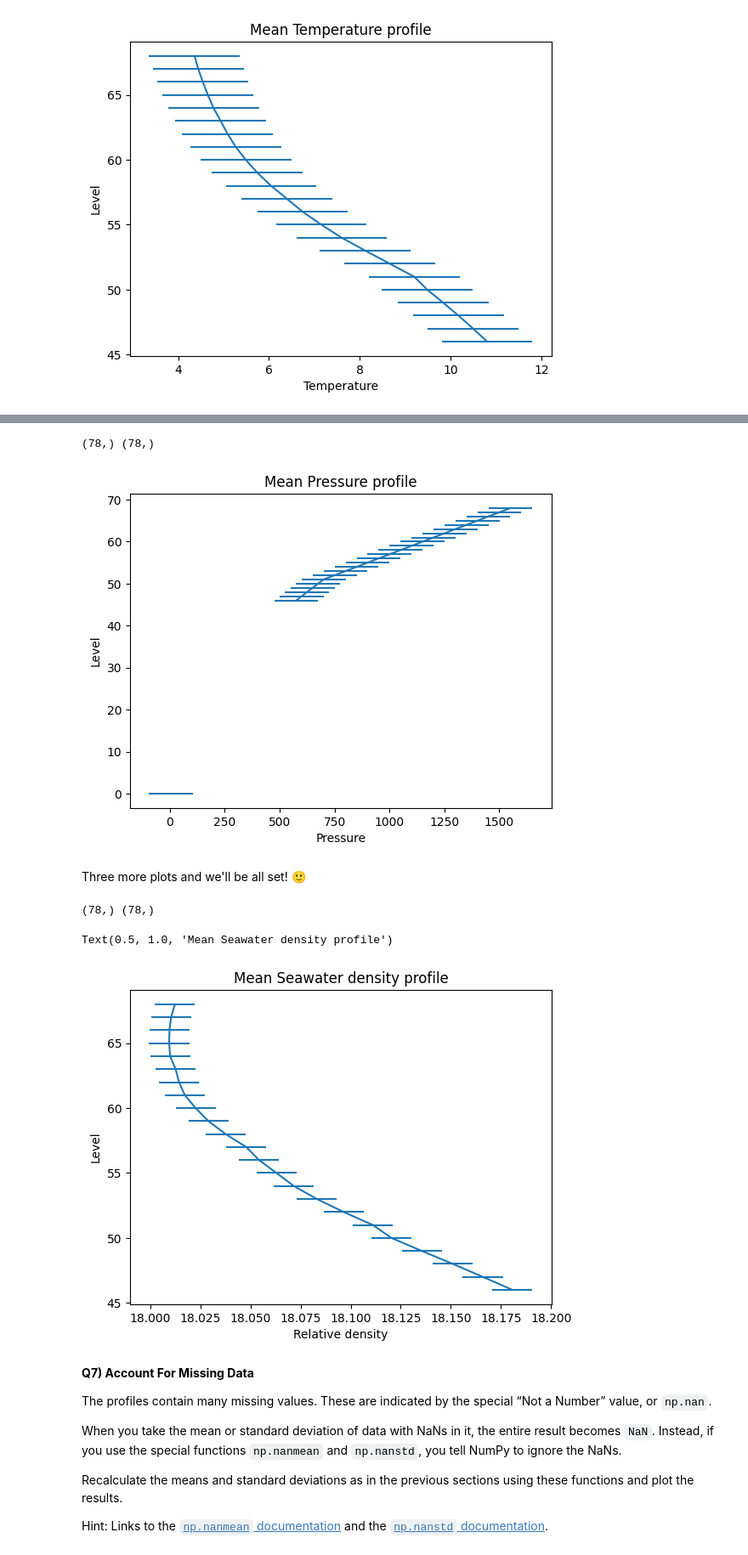
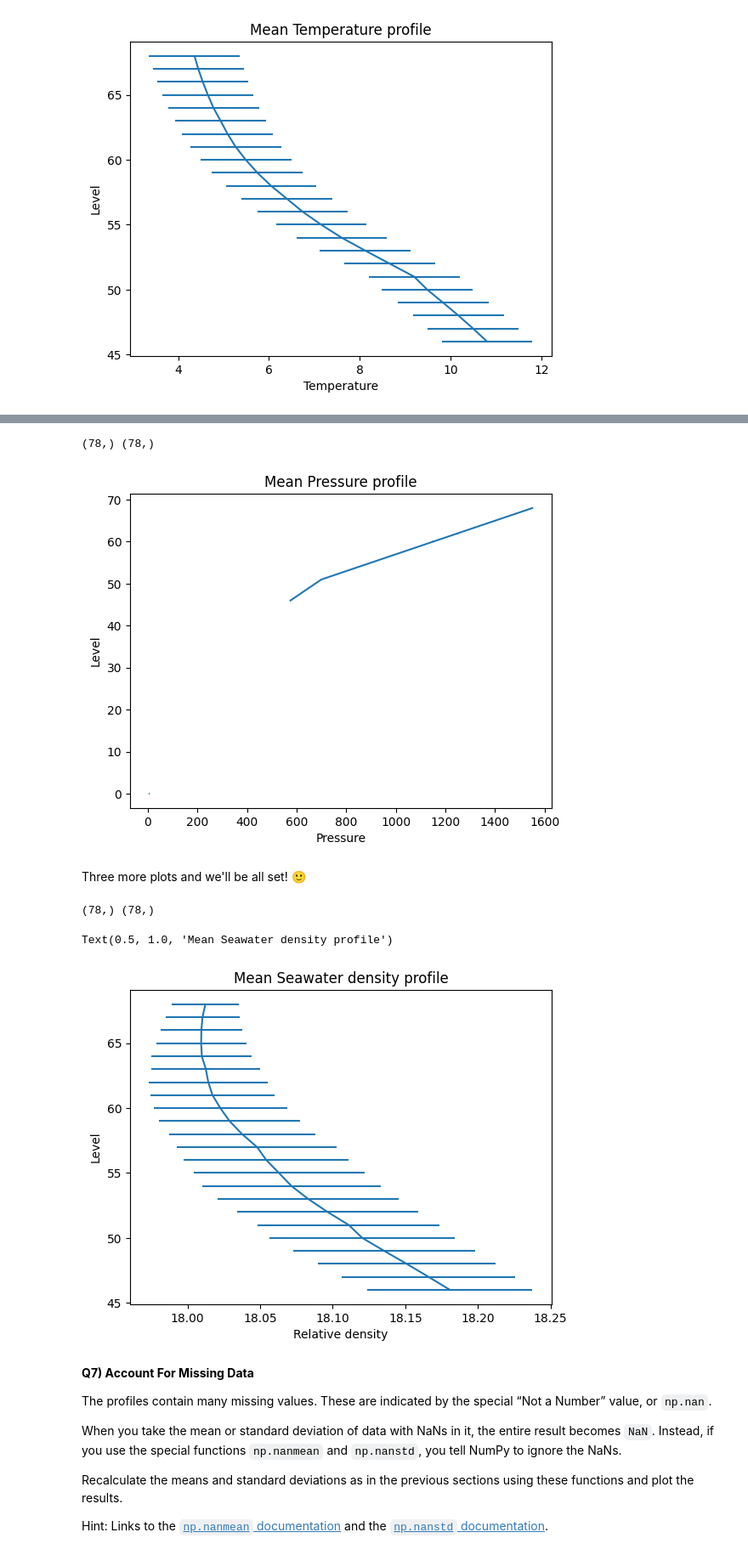
Before and after one commit to lynnbauerm/2025_Intro_Python, a Jupyter notebook: notebook/W2_S1.ipynb, the cells around one changed output, grey strips where cells are left out. Shown at 85% size. Drawn from its saved outputs; the diff is of its cells as text; code cells hidden in the pictures.

```diff
--- a/notebook/W2_S1.ipynb
+++ b/notebook/W2_S1.ipynb
@@ -24,6 +24,10 @@ Let’s start by using [pooch](https://www.fatiando.org/pooch/latest/) to downlo
 import pooch
 
 url = "https://unils-my.sharepoint.com/:u:/g/personal/tom_beucler_unil_ch/EZwbaBqass1LhZO3DS3BCL0BhIlcENuoDItMB9b4IYDUCQ?download=1"
-files = pooch.retrieve(url, processor=pooch.Unzip(), known_hash='2a703c720302c682f1662181d329c9f22f9f10e1539dc2d6082160a469165009')
+files = sorted(pooch.retrieve(url, processor=pooch.Unzip(), known_hash='2a703c720302c682f1662181d329c9f22f9f10e1539dc2d6082160a469165009'))
 files
+
+# dictionary to have the paths not depending on cache nor order in ZIP:
+path_by_name = {each.split('/')[-1]: each for each in files}
+path_by_name, path_by_name['levels.npy']
 # %% [output]
@@ -76,11 +116,10 @@ P = np.load(files[6])
+# %%
+lat = np.load(path_by_name['lat.npy'])
+S = np.load(path_by_name['S.npy'])
+level = np.load(path_by_name['levels.npy'])
+T = np.load(path_by_name['T.npy'])
+lon = np.load(path_by_name['lon.npy'])
+date = np.load(path_by_name['date.npy'])
+P = np.load(path_by_name['P.npy'])
 # %% [markdown]
 Then, load the files as `numpy` arrays, for instance using list comprehension
-# %%
-# The files are in the following order: lat.npy, S.npy, levels.npy, T.npy, lon.npy, date.npy, P.npy
-lat = np.load(files[0])
-S = np.load(files[1])
-level = np.load(files[2])
-T = np.load(files[3])
-lon = np.load(files[4])
-date = np.load(files[5])
-P = np.load(files[6])
@@ -372,26 +419,25 @@ Text(0.5, 1.0, 'Mean Salinity profile')
 # %%
-plt.errorbar(mean_P,level,xerr=100)
+plt.errorbar(mean_P,level,xerr=P_std)
 plt.xlabel('Pressure')
 plt.ylabel('Level')
 plt.title('Mean Pressure profile')
 print(level.shape, mean_P.shape)
-#missing values à cause des nan?
+#missing values because of the nan?
 # %% [output]
 (78,) (78,)
-[figure, old version]
+[figure, new version]
 # %% [markdown]
 Three more plots and we'll be all set! 🙂
 # %%
 print(level.shape, mean_relative_density.shape)
-plt.errorbar(mean_relative_density,level,xerr=0.01)
+plt.errorbar(mean_relative_density,level,xerr=relative_density_std)
 plt.xlabel('Relative density')
 plt.ylabel('Level')
 plt.title('Mean Seawater density profile')
-#avec les nan donnait rien car dim différentes
 # %% [output]
 (78,) (78,)
 Text(0.5, 1.0, 'Mean Seawater density profile')
-[figure, old version]
+[figure, new version]
 # %% [markdown]
 **Q7) Account For Missing Data**
 
```
Also changed, not shown: parts of 26 cells of this notebook.
